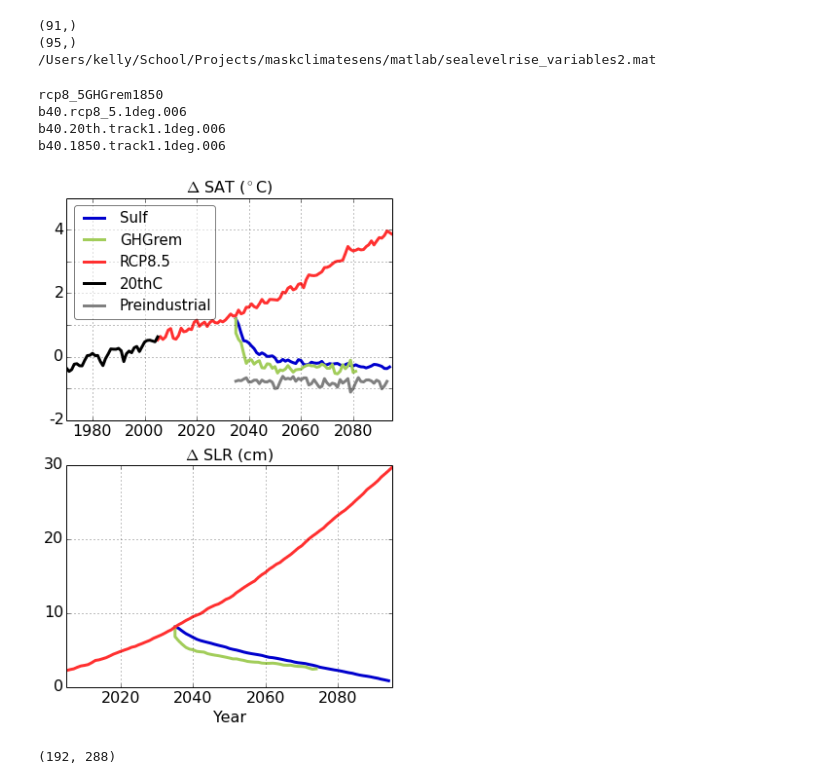
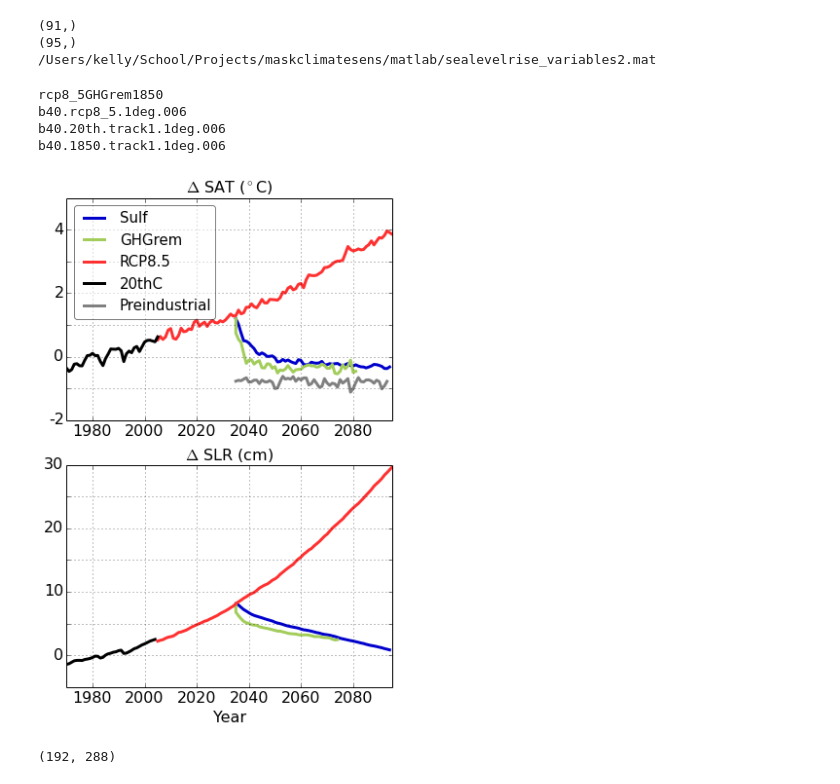
Before and after one commit to kemccusker/pyscripts, a Jupyter notebook: notebooks/ccsm4_geotimescalesfigs.ipynb, the cells around one changed output. Saved outputs shown, nothing was run; the diff lists cells and outputs as text; code cells hidden in the pictures.

```diff
--- a/notebooks/ccsm4_geotimescalesfigs.ipynb
+++ b/notebooks/ccsm4_geotimescalesfigs.ipynb
@@ -15,8 +15,10 @@ if onmac:
 else:
     basepath='/HOME/rkm/pyscripts/matfiles/'
 fname=basepath + 'sealevelrise_variables2.mat'
+ctlfname=basepath + 'sealevelrise_variables_b40_20th_006.mat' # only on mac for now
 
 matdt = sp.io.loadmat(fname)
+ctlmatdt = sp.io.loadmat(ctlfname)
 # %%
 print matdt.keys()
 print matdt['about']
@@ -30,6 +32,7 @@ sulf= np.squeeze(matdt['gmslr1_all'])
 ghgrem=np.squeeze(matdt['gmslr5_all'])
 rcp6=np.squeeze(matdt['gmslr3_all'])
 rcp4=np.squeeze(matdt['gmslr4_all'])
+ctl=np.squeeze(ctlmatdt['gmslrctl_all'])
 
 # fix the missing vals in Sulf just by interpolation
 tmp1=sulf[2075-2035]
@@ -106,6 +115,7 @@ print fname
 (95,)
 /Users/kelly/School/Projects/maskclimatesens/matlab/sealevelrise_variables2.mat
 # %%
+printtofile=True
 sims=('rcp8_5GHGrem1850','b40.rcp8_5.1deg.006','b40.20th.track1.1deg.006','b40.1850.track1.1deg.006')
 col=(ccm.get_linecolor('darkolivegreen3'),ccm.get_linecolor('firebrick1'), 'black','0.5')
 ens=('darnit2035a','darnit2035b','rcp8_5geo2035','rcp8_5geo2035c')
@@ -181,41 +191,43 @@ ax.set_xticklabels(np.arange(1960,2100,20),fontsize=16)
 ax.set_title('$\Delta$ SAT ($^\circ$C)',fontsize=16)
 
 # fix gap for GHGrem in 2035:
 ghgremtmp=np.zeros((len(ghgrem)+1))
 ghgremtmp[0]=sulf[0]
 ghgremtmp[1:] = ghgrem
 xxghg=np.zeros((len(ghgrem)+1))
 xxghg[0]=2035
 xxghg[1:]=np.arange(2035,2035+len(ghgrem))
 
 
 ax=axs[1]
 xxr=np.arange(2005,2005+len(rcp4))
 xxr6=np.arange(2005,2005+len(rcp6))
-
+xxc=np.arange(1970,1970+len(ctl)-1)
+ax.plot(xxc,ctl[:-1],color='k',linewidth=3)
 ax.plot(np.arange(2035,2035+len(sulf)),sulf,color=ccm.get_linecolor('mediumblue'),linewidth=3)
 ax.plot(xxghg,ghgremtmp,
         color=ccm.get_linecolor('darkolivegreen3'),linewidth=3)
 #ax.plot(xxr,rcp4,color=ccm.get_linecolor('firebrick1'),linewidth=3)
 ax.plot(xxr6,rcp6,color=ccm.get_linecolor('firebrick1'),linewidth=3)# rcp6 is consistent w/ SAT
 
 ax.grid()
-ax.set_ylim(0,30)
-ax.set_xlim(2005,2095)
-ax.set_xticklabels(np.arange(2000,2100,20),fontsize=16)
-ax.set_yticks(np.arange(0,35,10))
-ax.set_yticklabels(np.arange(0,35,10),fontsize=16)
+ax.set_ylim(-5,30)
+ax.set_xticks(np.arange(1960,2100,20))
+ax.set_xticklabels(np.arange(1960,2100,20),fontsize=16)
+ax.set_xlim(1970,2095)
+ax.set_yticks(np.arange(-5,35,5))
+ax.set_yticklabels(('',0,'',10,'',20,'',30),fontsize=16)
 ax.set_title('$\Delta$ SLR (cm)',fontsize=16)
 ax.set_xlabel('Year',fontsize=16)
 
 if printtofile:
-    fig.savefig('SAT_SLR_timeseries_geotimescalesWAISpaper.pdf')
+    fig.savefig('SAT_SLR_timeseries_geotimescalesWAISpaper2.pdf')
 # %% [output]
 rcp8_5GHGrem1850
 b40.rcp8_5.1deg.006
 b40.20th.track1.1deg.006
 b40.1850.track1.1deg.006
-[figure, old version]
+[figure, new version]
 # %%
 # Now plot zonal mean wind and wind stress curl
 # On challenger: /home/disk/eos11/ccsmruns/compute_windstress (or something close)
```
Also changed, not shown: parts of 2 cells of this notebook.
